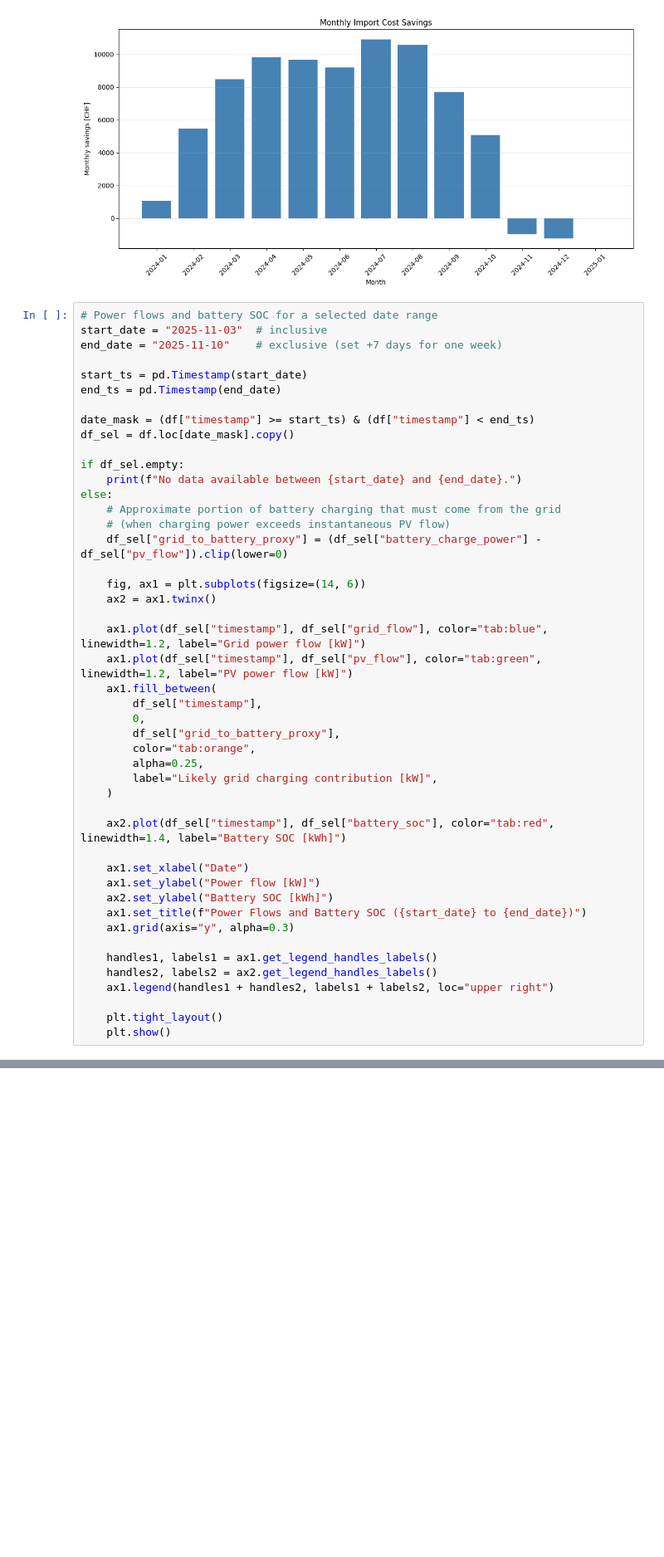
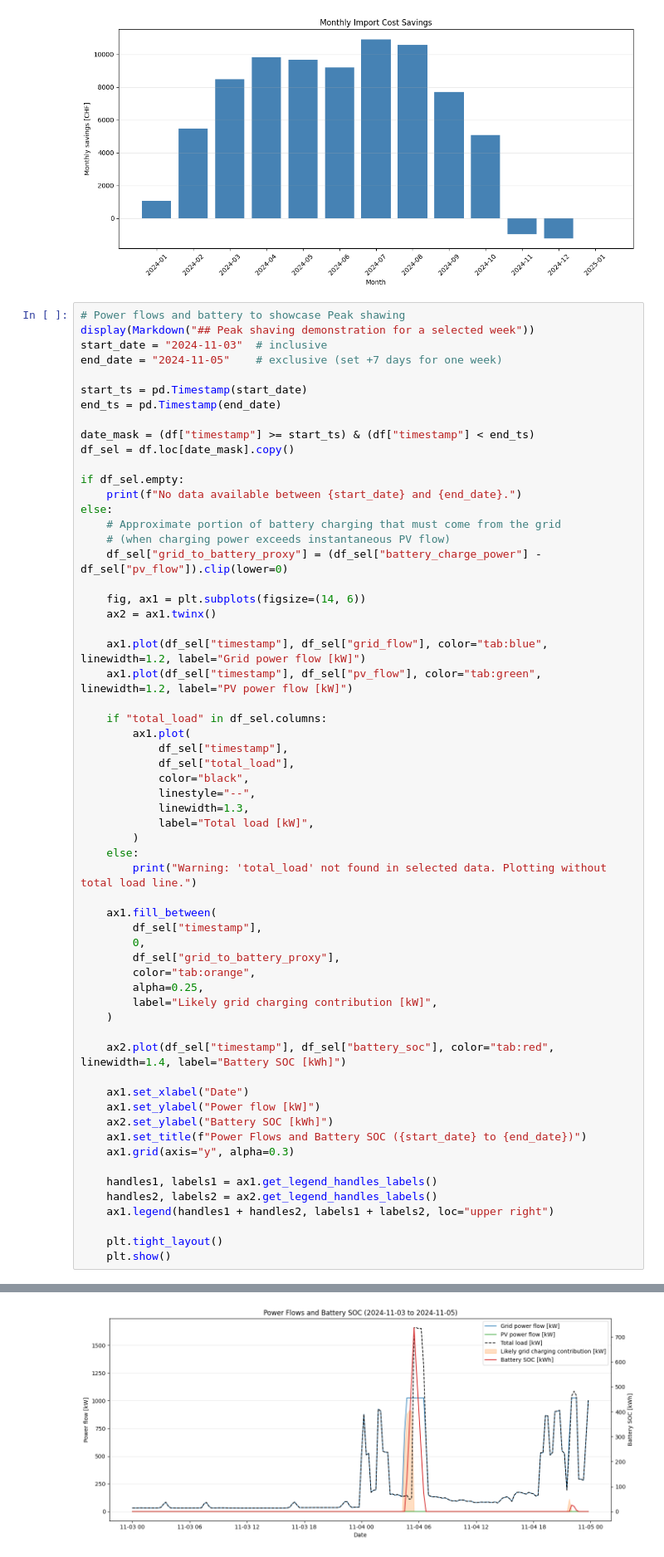
Before and after one commit to diegomalsiner1/CS1-Swiss-Post, a Jupyter notebook: results_sheet.ipynb, the cells around one changed output, grey strips where cells are left out. Shown at 83% size. Drawn from its saved outputs; the diff is of its cells as text; blank space fills up the shorter version.

```diff
--- a/results_sheet.ipynb
+++ b/results_sheet.ipynb
@@ -210,9 +210,10 @@ plt.show()
 # %% [output]
 [figure]
 # %%
-# Power flows and battery SOC for a selected date range
-start_date = "2025-11-03"  # inclusive
-end_date = "2025-11-10"    # exclusive (set +7 days for one week)
+# Power flows and battery to showcase Peak shawing
+display(Markdown("## Peak shaving demonstration for a selected week"))
+start_date = "2024-11-03"  # inclusive
+end_date = "2024-11-05"    # exclusive (set +7 days for one week)
 
 start_ts = pd.Timestamp(start_date)
 end_ts = pd.Timestamp(end_date)
@@ -232,6 +233,19 @@ else:
 
     ax1.plot(df_sel["timestamp"], df_sel["grid_flow"], color="tab:blue", linewidth=1.2, label="Grid power flow [kW]")
     ax1.plot(df_sel["timestamp"], df_sel["pv_flow"], color="tab:green", linewidth=1.2, label="PV power flow [kW]")
+
+    if "total_load" in df_sel.columns:
+        ax1.plot(
+            df_sel["timestamp"],
+            df_sel["total_load"],
+            color="black",
+            linestyle="--",
+            linewidth=1.3,
+            label="Total load [kW]",
+        )
+    else:
+        print("Warning: 'total_load' not found in selected data. Plotting without total load line.")
+
     ax1.fill_between(
         df_sel["timestamp"],
         0,
@@ -255,3 +269,4 @@ else:
 
     plt.tight_layout()
     plt.show()
+# %% [output]
@@ -257,0 +274 @@ else:
+[figure, added]
```
Also changed, not shown: parts of 2 cells of this notebook.
